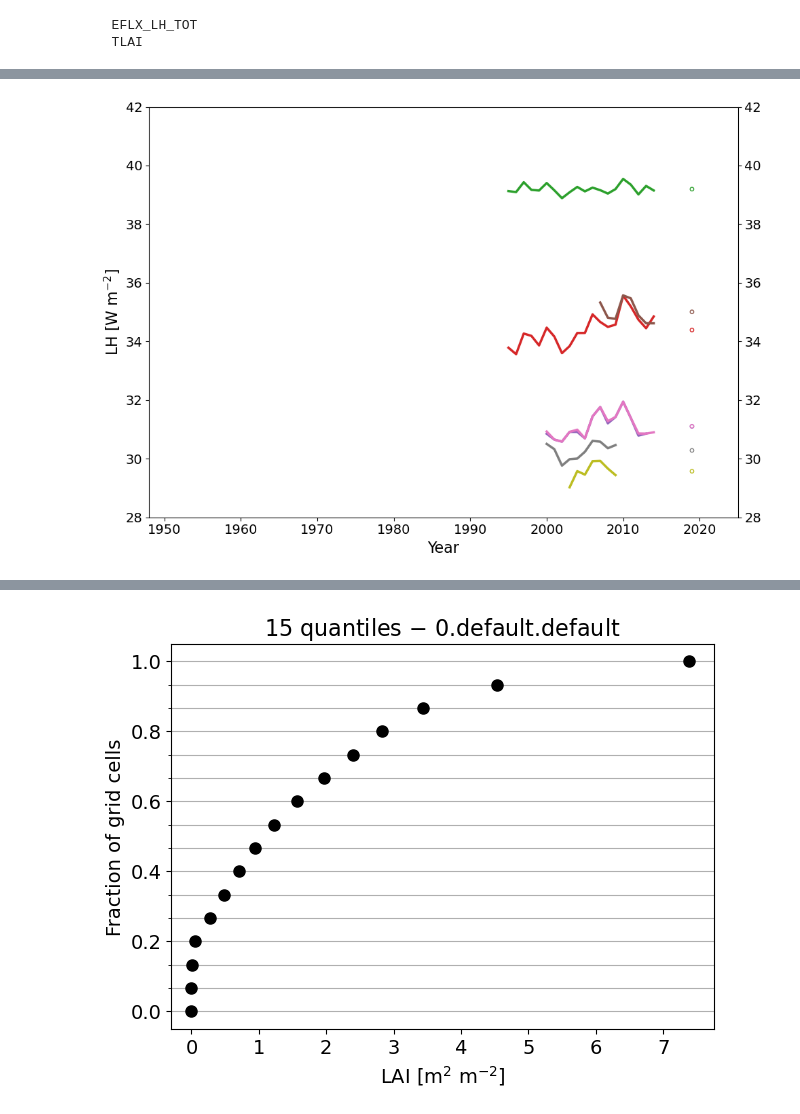
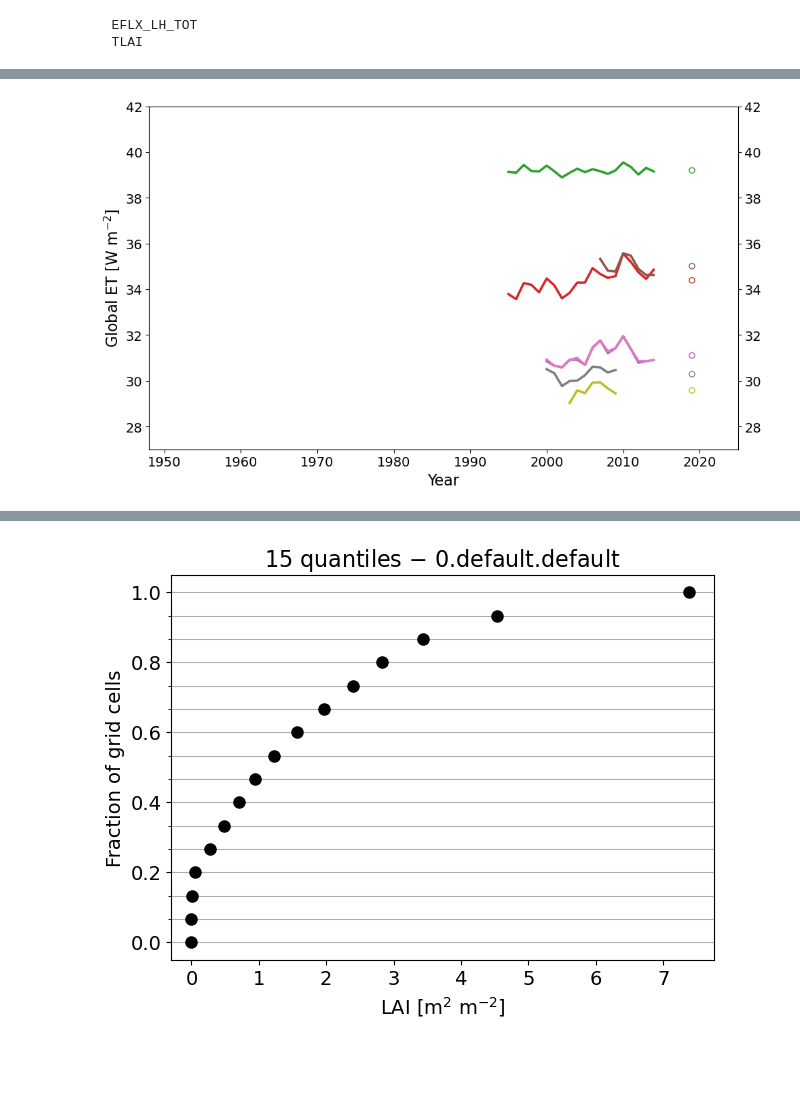
Before and after one commit to bbuchovecky/et_controls, a Jupyter notebook: lmwg-presentation.ipynb, the cells around one changed output, grey strips where cells are left out. Drawn from its saved outputs; the diff is of its cells as text; code cells hidden in the pictures; blank space fills up the shorter version.

Commit message:
Added plots for LMWG presentation

```diff
--- a/lmwg-presentation.ipynb
+++ b/lmwg-presentation.ipynb
@@ -197,10 +252,10 @@ mpl.rcParams['axes.labelsize'] = 16
 mpl.rcParams['xtick.labelsize'] = 14
 mpl.rcParams['ytick.labelsize'] = 14
 # %%
-name = "LH"
+name = "Global ET"
 units = "W m$^{-2}$"
 
-fig, ax = plt.subplots(1, 1, figsize=(10, 7))
+fig, ax = plt.subplots(1, 1, figsize=(10, 6))
 
 
 # Plot ILAMB datasets
@@ -208,7 +263,7 @@ cs_ilamb = list(mcolors.TABLEAU_COLORS.keys())[2:]
 for i, (key, da) in enumerate(ilamb_gm['hfls'].items()):
     da_trunc = da.sel(year=slice(start_yr, stop_yr))
     ax.plot(da_trunc.year, da_trunc, c=cs_ilamb[i], ls="-", lw=2.5, label=key, zorder=100)
-    ax.scatter(stop_yr + 5, da_trunc.mean(dim="year"), marker="o", s=15, edgecolor=cs_ilamb[i], facecolor="none")
+    ax.scatter(stop_yr + 5, da_trunc.mean(dim="year"), marker="o", s=35, edgecolor=cs_ilamb[i], facecolor="none")
 
 
 # # Plot the timeseries for CLM6 PPE
@@ -232,7 +287,7 @@ for i, (key, da) in enumerate(ilamb_gm['hfls'].items()):
 # ax.scatter(
 #     stop_yr + 5,
 #     clm6_et_tm.sel(param="default", minmax="max"),
-#     s=15,
+#     s=35,
 #     marker="o",
 #     color="darkgray",
 # )
@@ -261,40 +316,43 @@ for i, (key, da) in enumerate(ilamb_gm['hfls'].items()):
 # # Plot LENS2
 # das = [lens_et_ts]
 # das_violin = [lens_et_tm]
 # das_labels = ["LENS2"]
 # _, ax = xclim.plot.plot_ensemble_line(
 #     das=das,
 #     das_violin=das_violin,
 #     das_labels=das_labels,
 #     ylabel=f"{name} [{units}]",
 #     plot_dim="year",
 #     xlabel="Year",
 #     highlight_member=[None],
 #     colors=["tab:orange"],
 #     violin_xrange=None,
 #     violin_settings={"x": stop_yr + 2},
 #     add_legend=False,
 #     ax=ax,
 # )
 
 
-# Add a legend
 # ax.legend(loc="lower left", ncols=2, fontsize=11, fancybox=False, frameon=False)
 
 ax.set_xlabel("Year")
 ax.set_ylabel(f"{name} [{units}]")
 ax.yaxis.set_ticks_position("both")
 ax.tick_params(axis="y", labelright=True)
 ax.set_xlim(1948, 2025)
-ax.set_ylim(28, 42)
+ax.set_ylim(27, 42)
 
-# Save figure
-# fig.suptitle(f"Global Land Mean, Annual Mean Timeseries, {name} [{units}]", x=0.075, y=0.96, ha="left")
+# ax.spines['top'].set_visible(False)
+# ax.spines['right'].set_visible(False)
+
 plt.tight_layout()
-plt.savefig(f"fig/lmwg/a.global.lnd.{name}.ILAMB.png", dpi=300, bbox_inches="tight")
-# plt.close(fig)
+
+# plt.savefig(f"fig/lmwg/a.global.lnd.ET.ILAMB.png", dpi=300, bbox_inches="tight")
+# plt.savefig(f"fig/lmwg/a.global.lnd.ET.ILAMB-CLM6IHIST.png", dpi=300, bbox_inches="tight")
+# plt.savefig(f"fig/lmwg/a.global.lnd.ET.ILAMB-CLM6IHIST-FHIST.png", dpi=300, bbox_inches="tight")
+# plt.savefig(f"fig/lmwg/a.global.lnd.ET.ILAMB-CLM6IHIST-FHIST-LENS2-legend.png", dpi=300, bbox_inches="tight")
 # %% [output]
-[figure, old version]
+[figure, new version]
 # %%
 v = "TLAI_month_1"
 start_yr = 1995
```
Also changed, not shown: parts of 23 cells of this notebook, 36 other files.
